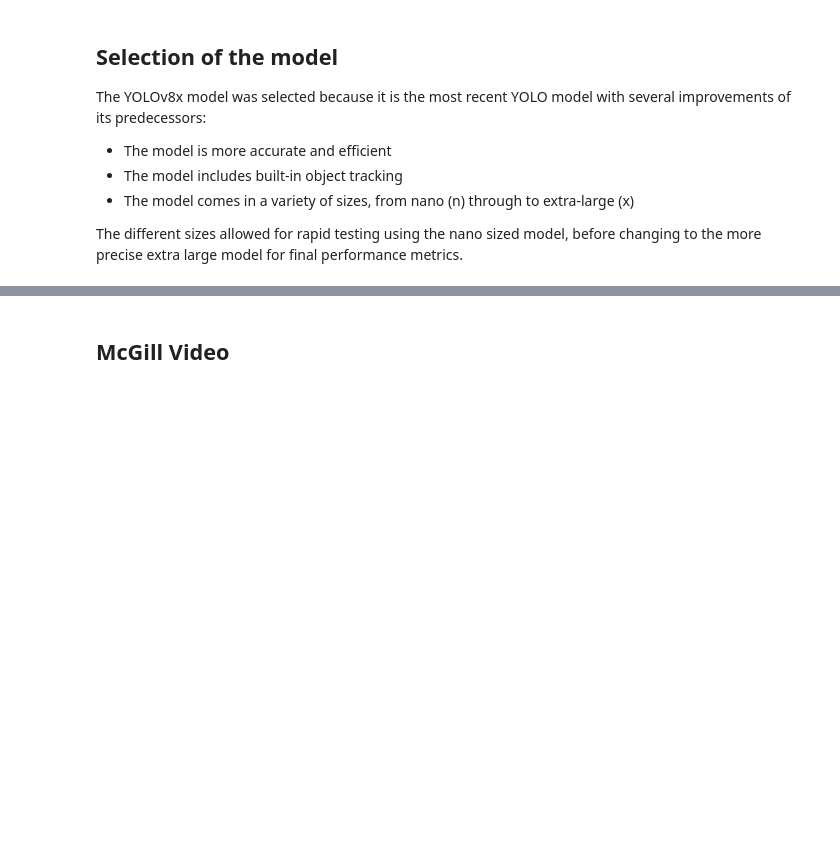
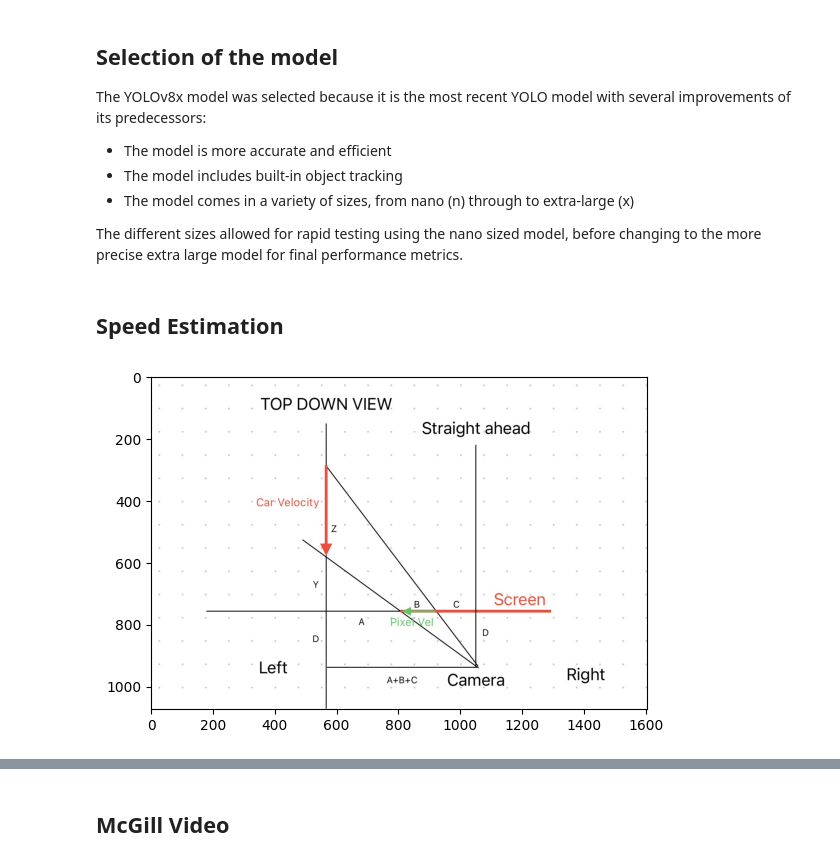
Before and after one commit to mathieugeoffroy052/ECSE415-Computer-Vision, a Jupyter notebook: FinalProject.ipynb, the cells around one changed output, grey strips where cells are left out. Cells and saved outputs as stored; diff of their text form; code cells hidden in the pictures; blank space fills up the shorter version.

Commit message:
Add image in differently

```diff
--- a/FinalProject.ipynb
+++ b/FinalProject.ipynb
@@ -46,4 +47,12 @@ model = YOLO('yolov8x.pt').to(device)
 yolo_labels = model.names
 
 FRAME_SIZE = (1440, 2562) # (height, width)
+# %% [markdown]
+## Speed Estimation
+# %%
+img = cv2.imread('image.png')
+img = cv2.cvtColor(img, cv2.COLOR_BGR2RGB)
+plt.show(plt.imshow(img))
+# %% [output]
+[figure, added]
 # %% [markdown]
```
Also changed, not shown: parts of 2 cells of this notebook.
